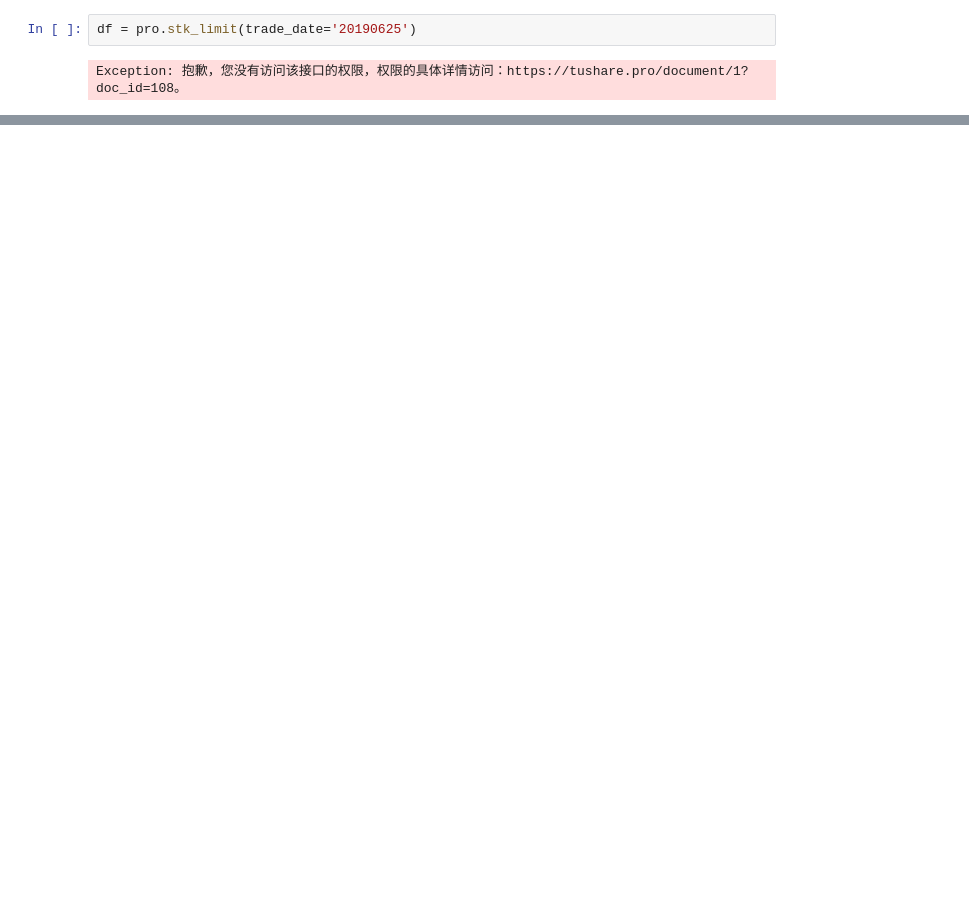
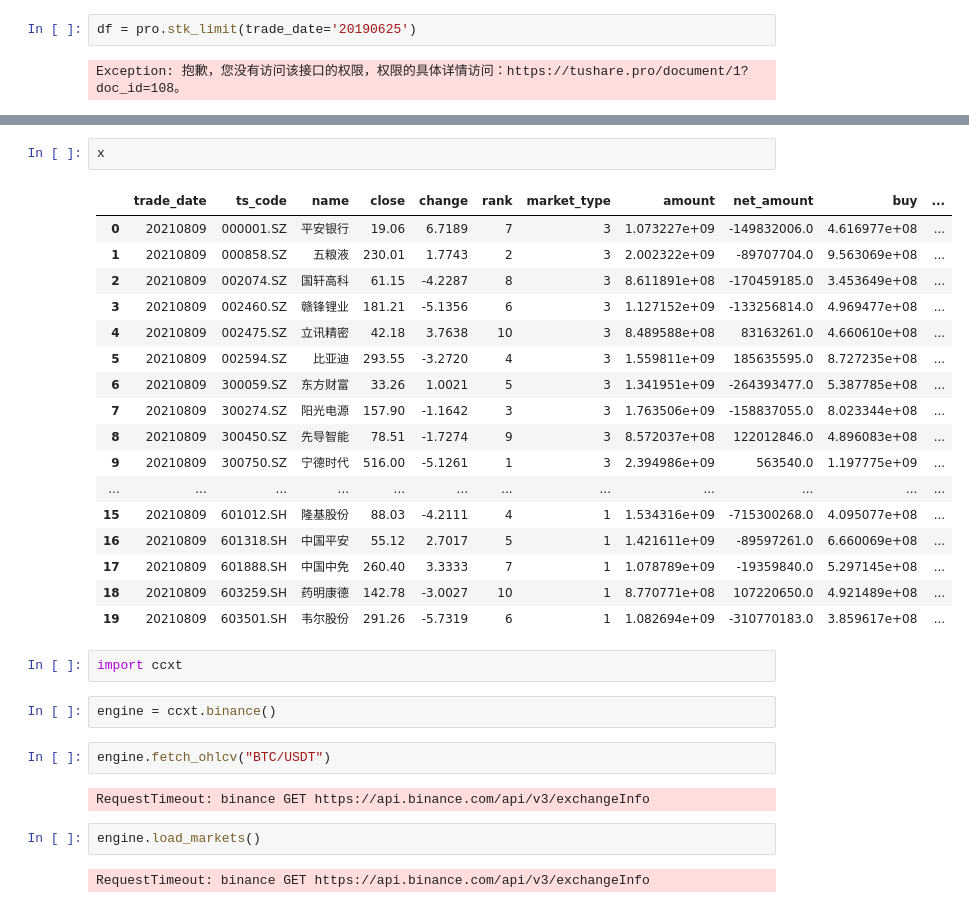
Before and after one commit to linfenglee/quant_trading, a Jupyter notebook: stock_trading/test.ipynb, the cells around one changed output, grey strips where cells are left out. Drawn from its saved outputs; the diff is of its cells as text; blank space fills up the shorter version.

```diff
--- a/stock_trading/test.ipynb
+++ b/stock_trading/test.ipynb
@@ -303,0 +327,32 @@ Exception: 抱歉，您没有访问该接口的权限，权限的具体详情访
+# %%
+x
+# %% [output]
+|  | trade_date | ts_code | name | close | change | rank | market_type | amount | net_amount | buy | ... |
+| 0 | 20210809 | 000001.SZ | 平安银行 | 19.06 | 6.7189 | 7 | 3 | 1.073227e+09 | -149832006.0 | 4.616977e+08 | ... |
+| 1 | 20210809 | 000858.SZ | 五粮液 | 230.01 | 1.7743 | 2 | 3 | 2.002322e+09 | -89707704.0 | 9.563069e+08 | ... |
+| 2 | 20210809 | 002074.SZ | 国轩高科 | 61.15 | -4.2287 | 8 | 3 | 8.611891e+08 | -170459185.0 | 3.453649e+08 | ... |
+| 3 | 20210809 | 002460.SZ | 赣锋锂业 | 181.21 | -5.1356 | 6 | 3 | 1.127152e+09 | -133256814.0 | 4.969477e+08 | ... |
+| 4 | 20210809 | 002475.SZ | 立讯精密 | 42.18 | 3.7638 | 10 | 3 | 8.489588e+08 | 83163261.0 | 4.660610e+08 | ... |
+| 5 | 20210809 | 002594.SZ | 比亚迪 | 293.55 | -3.2720 | 4 | 3 | 1.559811e+09 | 185635595.0 | 8.727235e+08 | ... |
+| 6 | 20210809 | 300059.SZ | 东方财富 | 33.26 | 1.0021 | 5 | 3 | 1.341951e+09 | -264393477.0 | 5.387785e+08 | ... |
+| 7 | 20210809 | 300274.SZ | 阳光电源 | 157.90 | -1.1642 | 3 | 3 | 1.763506e+09 | -158837055.0 | 8.023344e+08 | ... |
+| 8 | 20210809 | 300450.SZ | 先导智能 | 78.51 | -1.7274 | 9 | 3 | 8.572037e+08 | 122012846.0 | 4.896083e+08 | ... |
+| 9 | 20210809 | 300750.SZ | 宁德时代 | 516.00 | -5.1261 | 1 | 3 | 2.394986e+09 | 563540.0 | 1.197775e+09 | ... |
+| ... | ... | ... | ... | ... | ... | ... | ... | ... | ... | ... | ... |
+| 15 | 20210809 | 601012.SH | 隆基股份 | 88.03 | -4.2111 | 4 | 1 | 1.534316e+09 | -715300268.0 | 4.095077e+08 | ... |
+| 16 | 20210809 | 601318.SH | 中国平安 | 55.12 | 2.7017 | 5 | 1 | 1.421611e+09 | -89597261.0 | 6.660069e+08 | ... |
+| 17 | 20210809 | 601888.SH | 中国中免 | 260.40 | 3.3333 | 7 | 1 | 1.078789e+09 | -19359840.0 | 5.297145e+08 | ... |
+| 18 | 20210809 | 603259.SH | 药明康德 | 142.78 | -3.0027 | 10 | 1 | 8.770771e+08 | 107220650.0 | 4.921489e+08 | ... |
+| 19 | 20210809 | 603501.SH | 韦尔股份 | 291.26 | -5.7319 | 6 | 1 | 1.082694e+09 | -310770183.0 | 3.859617e+08 | ... |
+# %%
+import ccxt
+# %%
+engine = ccxt.binance()
+# %%
+engine.fetch_ohlcv("BTC/USDT")
+# %% [output]
+RequestTimeout: binance GET https://api.binance.com/api/v3/exchangeInfo
+# %%
+engine.load_markets()
+# %% [output]
+RequestTimeout: binance GET https://api.binance.com/api/v3/exchangeInfo
```
Also changed, not shown: parts of 2 cells of this notebook, 6 other files.
